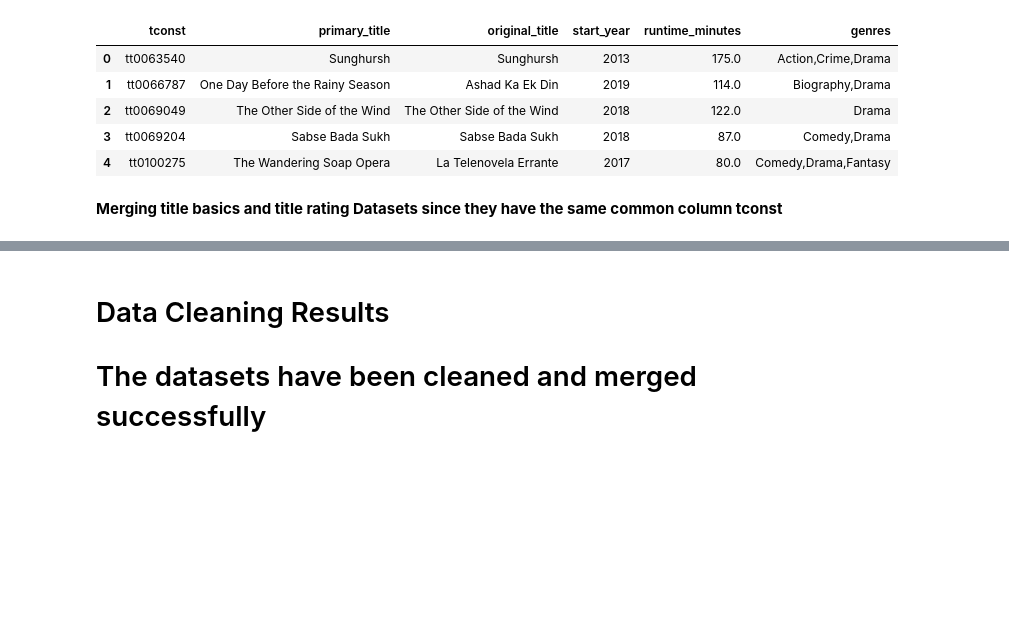
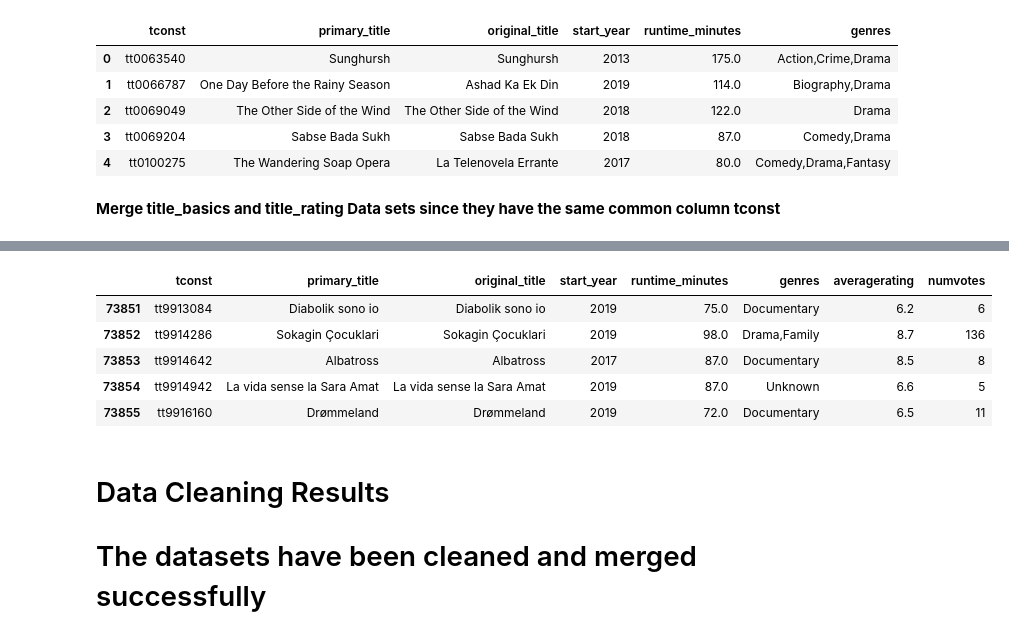
Before and after one commit to Joakim-Nandwa/DVF-PT03-Project-1, a Jupyter notebook: Joakim_Student.ipynb, the cells around one changed output, grey strips where cells are left out. Drawn from its saved outputs; the diff is of its cells as text; code cells hidden in the pictures; blank space fills up the shorter version.

```diff
--- a/Joakim_Student.ipynb
+++ b/Joakim_Student.ipynb
@@ -314,5 +314,5 @@ First few rows of cleaned title basics movie
 | 3 | tt0069204 | Sabse Bada Sukh | Sabse Bada Sukh | 2018 | 87.0 | Comedy,Drama |
 | 4 | tt0100275 | The Wandering Soap Opera | La Telenovela Errante | 2017 | 80.0 | Comedy,Drama,Fantasy |
 # %% [markdown]
-**Merging title basics and title rating Datasets since they have the same common column tconst**
+**Merge title_basics and title_rating Data sets since they have the same common column tconst**
 # %%
@@ -344,6 +344,16 @@ memory usage: 4.5+ MB
 | 2 | tt0069049 | The Other Side of the Wind | The Other Side of the Wind | 2018 | 122.0 | Drama | 6.9 | 4517 |
 | 3 | tt0069204 | Sabse Bada Sukh | Sabse Bada Sukh | 2018 | 87.0 | Comedy,Drama | 6.1 | 13 |
 | 4 | tt0100275 | The Wandering Soap Opera | La Telenovela Errante | 2017 | 80.0 | Comedy,Drama,Fantasy | 6.5 | 119 |
+# %%
+#Displaying last few rows and columns
+title_merged.tail()
+# %% [output]
+|  | tconst | primary_title | original_title | start_year | runtime_minutes | genres | averagerating | numvotes |
+| 73851 | tt9913084 | Diabolik sono io | Diabolik sono io | 2019 | 75.0 | Documentary | 6.2 | 6 |
+| 73852 | tt9914286 | Sokagin Çocuklari | Sokagin Çocuklari | 2019 | 98.0 | Drama,Family | 8.7 | 136 |
+| 73853 | tt9914642 | Albatross | Albatross | 2017 | 87.0 | Documentary | 8.5 | 8 |
+| 73854 | tt9914942 | La vida sense la Sara Amat | La vida sense la Sara Amat | 2019 | 87.0 | Unknown | 6.6 | 5 |
+| 73855 | tt9916160 | Drømmeland | Drømmeland | 2019 | 72.0 | Documentary | 6.5 | 11 |
 # %% [markdown]
 # Data Cleaning Results
 # The datasets have been cleaned and merged successfully
```
Also changed, not shown: parts of 7 cells of this notebook.
